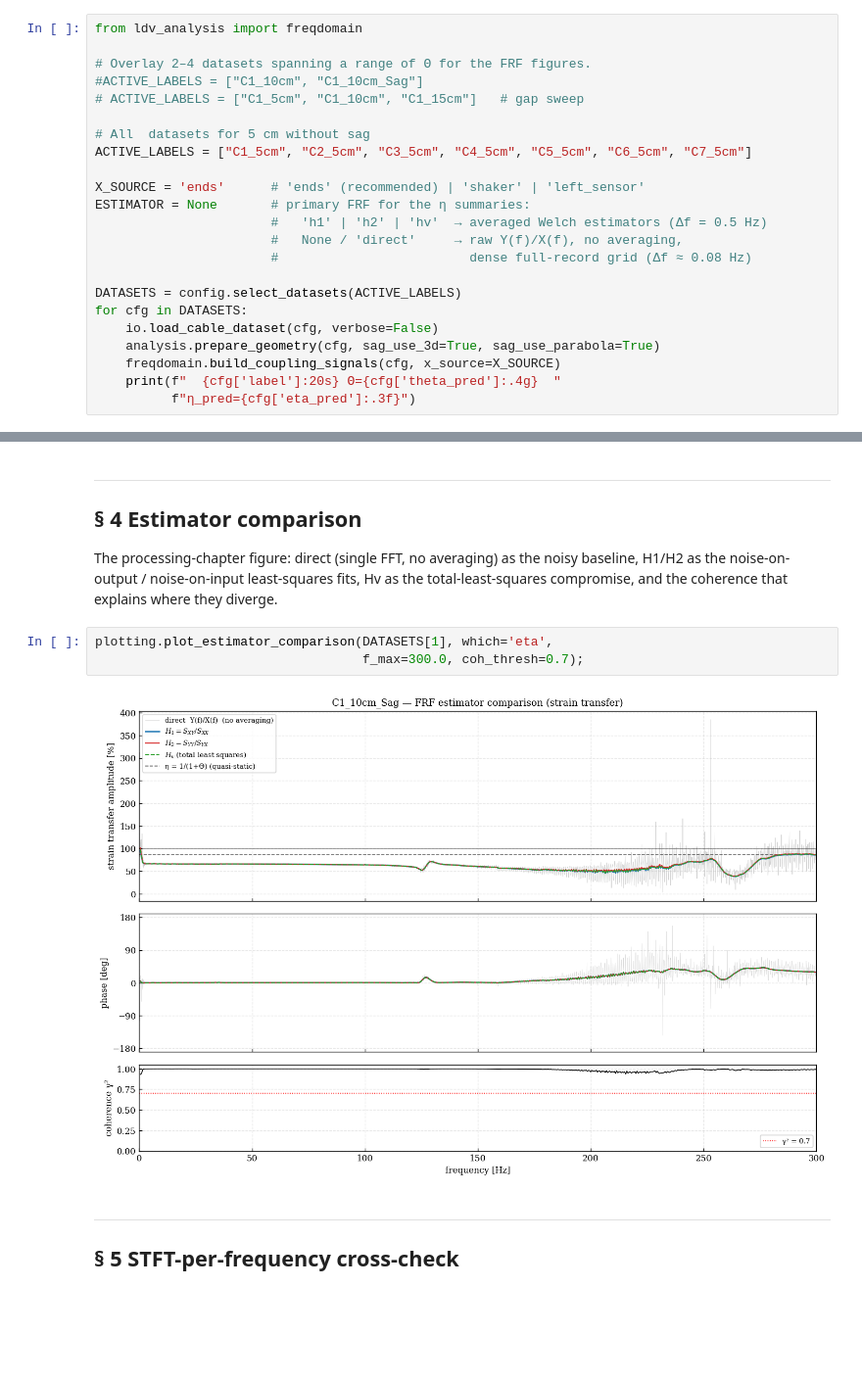
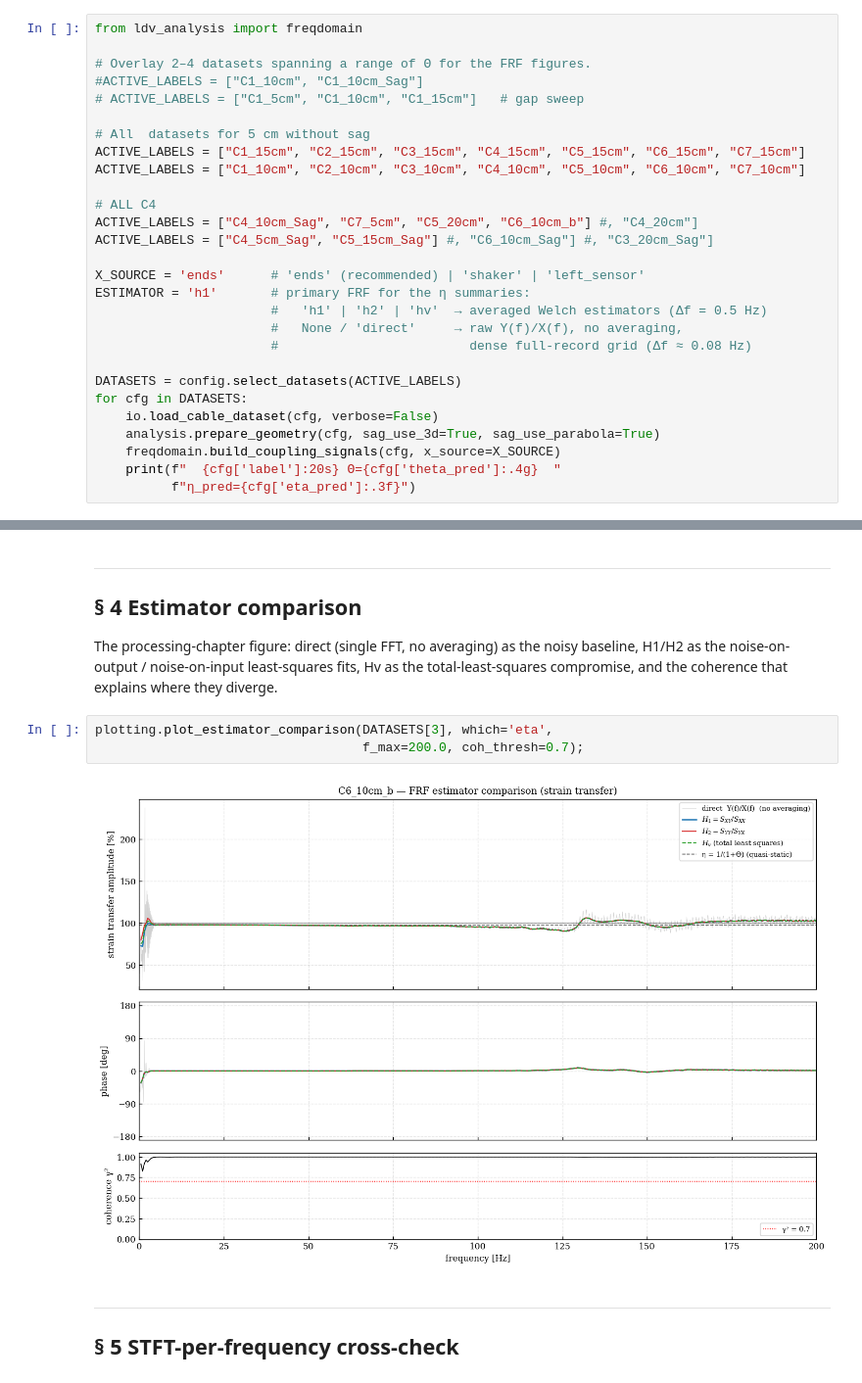
Before and after one commit to olav-cor/ldv-cable-coupling, a Jupyter notebook: Analysis_v2/03_FrequencyDomain_Coupling.ipynb, the cells around one changed output, grey strips where cells are left out. Shown at 98% size. Drawn from its saved outputs; the diff is of its cells as text; blank space fills up the shorter version.

```diff
--- a/Analysis_v2/03_FrequencyDomain_Coupling.ipynb
+++ b/Analysis_v2/03_FrequencyDomain_Coupling.ipynb
@@ -69,10 +71,15 @@ from ldv_analysis import freqdomain
 # ACTIVE_LABELS = ["C1_5cm", "C1_10cm", "C1_15cm"]   # gap sweep
 
 # All  datasets for 5 cm without sag
-ACTIVE_LABELS = ["C1_5cm", "C2_5cm", "C3_5cm", "C4_5cm", "C5_5cm", "C6_5cm", "C7_5cm"]
+ACTIVE_LABELS = ["C1_15cm", "C2_15cm", "C3_15cm", "C4_15cm", "C5_15cm", "C6_15cm", "C7_15cm"]
+ACTIVE_LABELS = ["C1_10cm", "C2_10cm", "C3_10cm", "C4_10cm", "C5_10cm", "C6_10cm", "C7_10cm"]
+
+# ALL C4
+ACTIVE_LABELS = ["C4_10cm_Sag", "C7_5cm", "C5_20cm", "C6_10cm_b"] #, "C4_20cm"]
+ACTIVE_LABELS = ["C4_5cm_Sag", "C5_15cm_Sag"] #, "C6_10cm_Sag"] #, "C3_20cm_Sag"]
 
 X_SOURCE = 'ends'      # 'ends' (recommended) | 'shaker' | 'left_sensor'
-ESTIMATOR = None       # primary FRF for the η summaries:
+ESTIMATOR = 'h1'       # primary FRF for the η summaries:
                        #   'h1' | 'h2' | 'hv'  → averaged Welch estimators (Δf = 0.5 Hz)
                        #   None / 'direct'     → raw Y(f)/X(f), no averaging,
                        #                         dense full-record grid (Δf ≈ 0.08 Hz)
@@ -159,10 +168,10 @@ baseline, H1/H2 as the noise-on-output / noise-on-input least-squares fits,
 Hv as the total-least-squares compromise, and the coherence that explains
 where they diverge.
 # %%
-plotting.plot_estimator_comparison(DATASETS[1], which='eta',
-                                   f_max=300.0, coh_thresh=0.7);
+plotting.plot_estimator_comparison(DATASETS[3], which='eta',
+                                   f_max=200.0, coh_thresh=0.7);
 # %% [output]
-[figure, old version]
+[figure, new version]
 # %% [markdown]
 ---
 ## § 5  STFT-per-frequency cross-check
```
Also changed, not shown: parts of 8 cells of this notebook, 11 other files.
